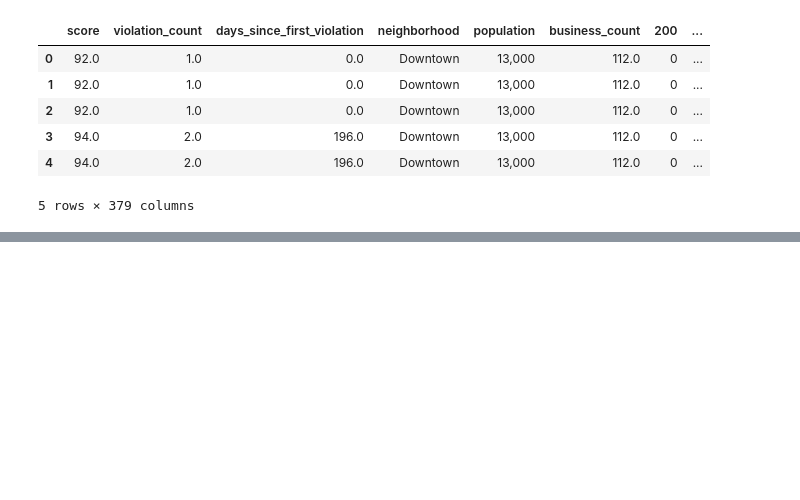
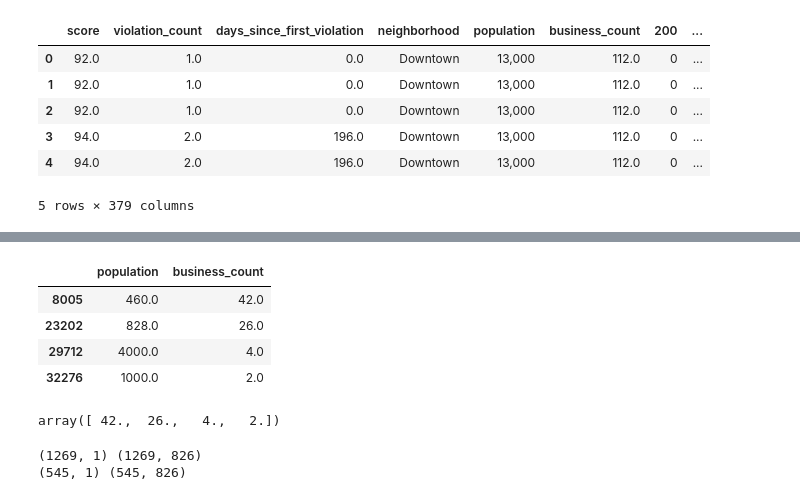
Before and after one commit to vnessified/DSI-SF-2-vnessified, a Jupyter notebook: projects/project-04/project-4-regression.ipynb, the cells around one changed output, grey strips where cells are left out. Cells and saved outputs as stored; diff of their text form; code cells hidden in the pictures; blank space fills up the shorter version.

```diff
--- a/projects/project-04/project-4-regression.ipynb
+++ b/projects/project-04/project-4-regression.ipynb
@@ -304 +310,4 @@ dtypes: float64(8), object(12)
 memory usage: 5.0+ MB
+# %%
+#convert date to datetime
+violations_parsed['date'] = pd.to_datetime(violations_parsed['date'], format='%Y/%m/%d')
@@ -306,5 +319,3 @@ memory usage: 5.0+ MB
 interesting_vars = violations_parsed[['score', 'date', \
                                            'violation_count', 'days_since_first_violation', 'neighborhood',\
                                            'population', 'business_count']]
-# %%
-interesting_vars['date'] = pd.to_datetime(interesting_vars['date'], format='%Y/%m/%d')
@@ -468,0 +502,3 @@ predictors = [x for x in yelp.columns if  x != target]
+# %%
+# target = 'score'
+formula = 'score ~ date + violation_count + days_since_first_violation + C(neighborhood) + population + business_count -1'
@@ -468,0 +526,14 @@ predictors = [x for x in yelp.columns if  x != target]
+# %%
+y, X = patsy.dmatrices(formula, data=interesting_vars, return_type='dataframe')
+# %%
+X[['population','business_count']].drop_duplicates()
+# %% [output]
+|  | population | business_count |
+| 8005 | 460.0 | 42.0 |
+| 23202 | 828.0 | 26.0 |
+| 29712 | 4000.0 | 4.0 |
+| 32276 | 1000.0 | 2.0 |
+# %%
+X.business_count.unique()
+# %% [output]
+array([ 42.,  26.,   4.,   2.])
@@ -469,3 +546,11 @@ predictors = [x for x in yelp.columns if  x != target]
+# %%
+X_train, X_test, y_train, y_test =  train_test_split(Xn, y, test_size=0.3)
+
+print y_train.shape, X_train.shape
+print y_test.shape, X_test.shape
+# %% [output]
+(1269, 1) (1269, 826)
+(545, 1) (545, 826)
 # %% [markdown]
 <img src="http://imgur.com/xDpSobf.png" style="float: left; margin: 25px 15px 0px 0px; height: 25px">
 
```
Also changed, not shown: parts of 30 cells of this notebook.
